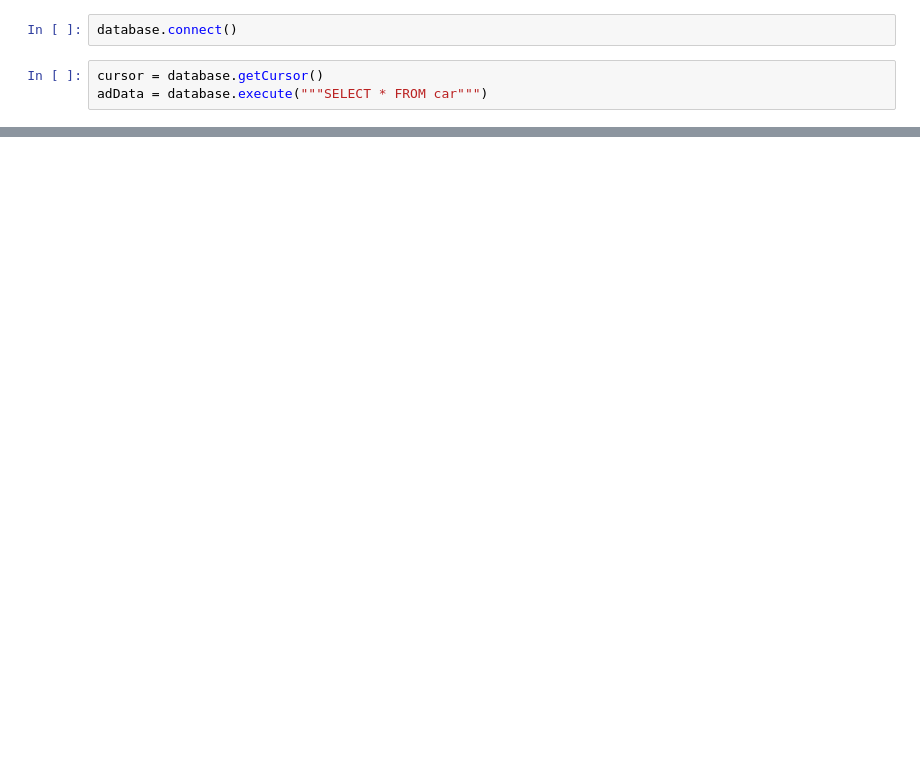
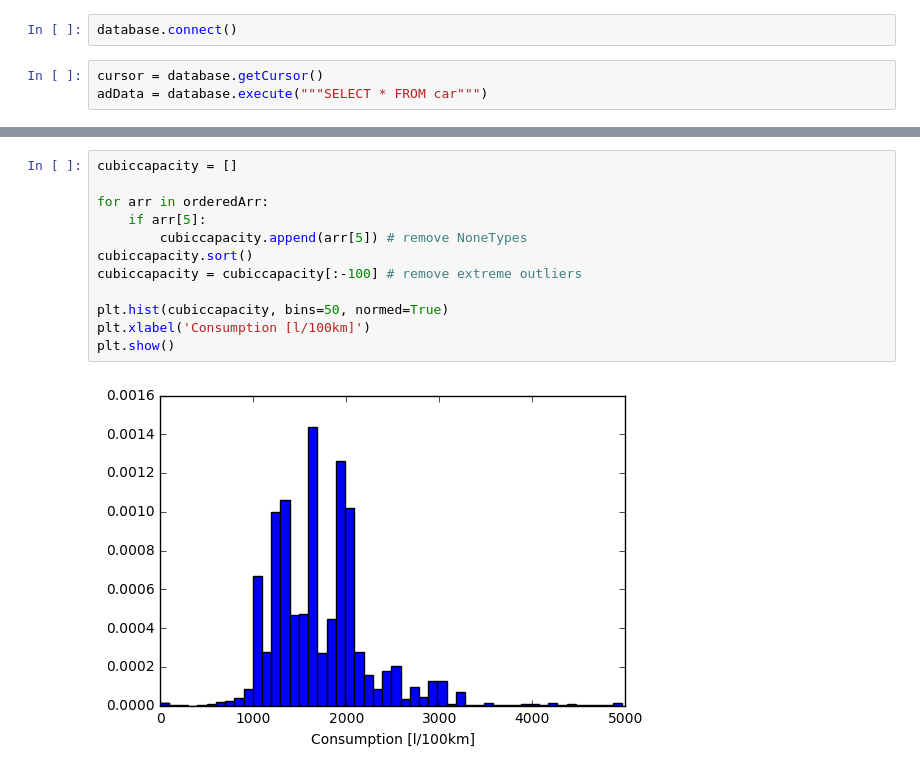
Before and after one commit to FZun/UsedCarStats, a Jupyter notebook: usedCar_Analysis.ipynb, the cells around one changed output, grey strips where cells are left out. Drawn from its saved outputs; the diff is of its cells as text; blank space fills up the shorter version.

```diff
--- a/usedCar_Analysis.ipynb
+++ b/usedCar_Analysis.ipynb
@@ -198,0 +298,14 @@ plt.show()
+# %%
+cubiccapacity = []
+
+for arr in orderedArr:
+    if arr[5]:
+        cubiccapacity.append(arr[5]) # remove NoneTypes
+cubiccapacity.sort()
+cubiccapacity = cubiccapacity[:-100] # remove extreme outliers
+
+plt.hist(cubiccapacity, bins=50, normed=True)
+plt.xlabel('Consumption [l/100km]')
+plt.show()
+# %% [output]
+[figure, added]
```
Also changed, not shown: parts of 45 cells of this notebook, 1 other file.
